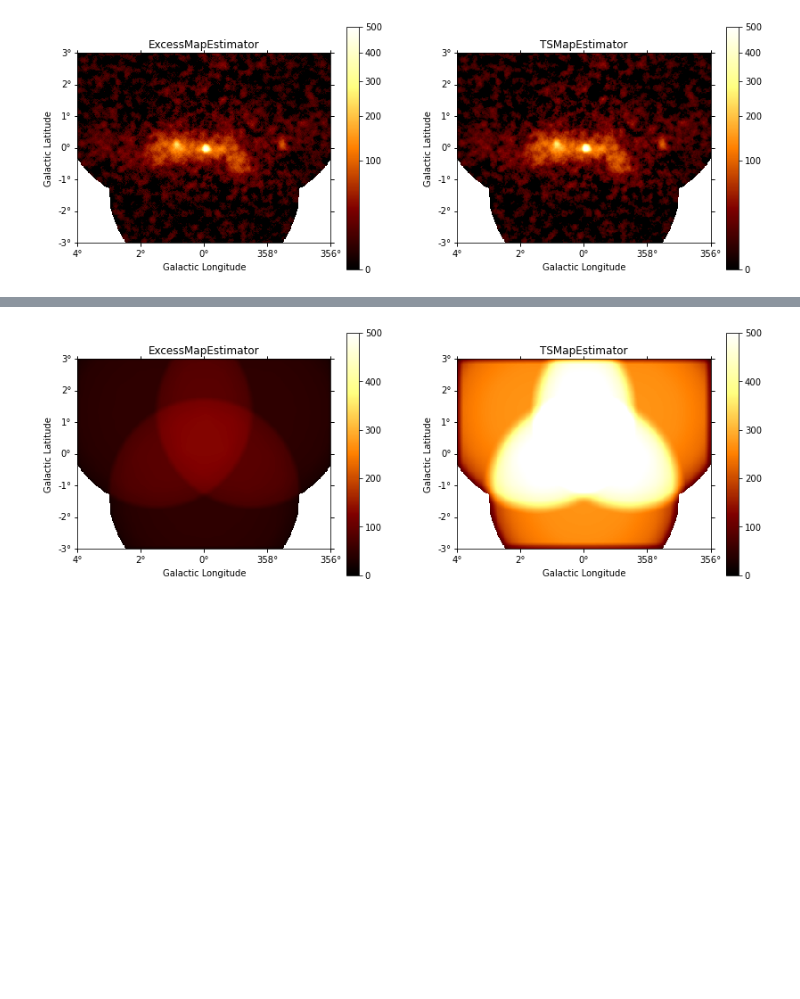
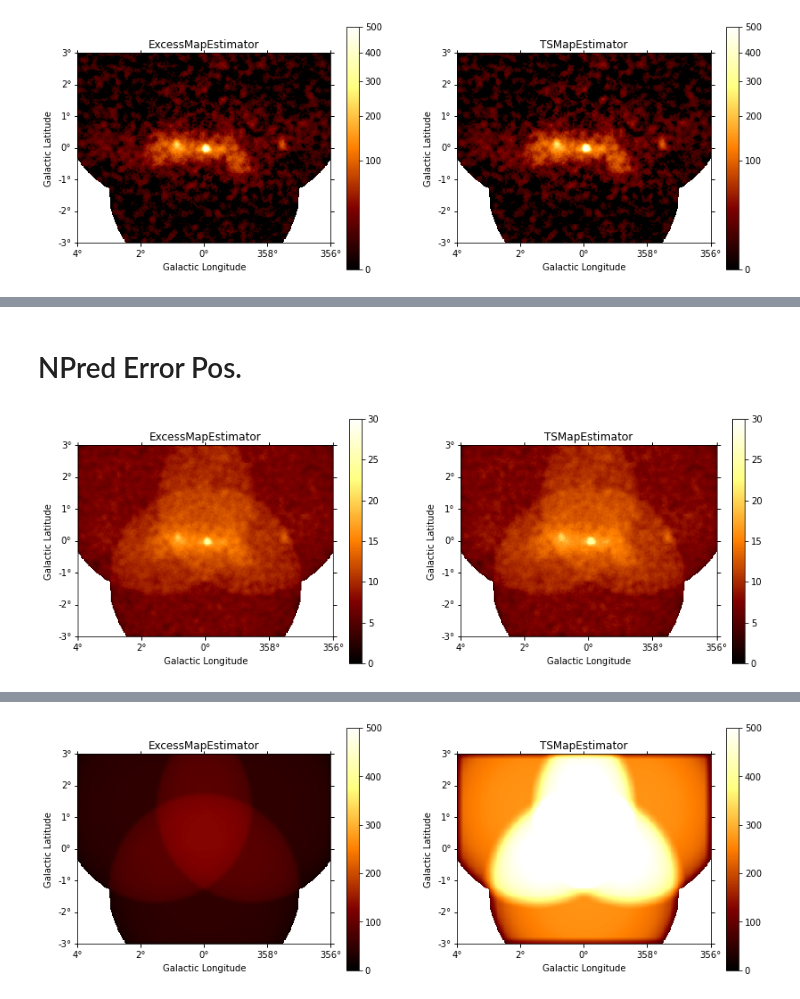
Before and after one commit to adonath/notebooks-public, a Jupyter notebook: excess-vs-ts-map-estimator.ipynb, the cells around one changed output, grey strips where cells are left out. Cells and saved outputs as stored; diff of their text form; code cells hidden in the pictures; blank space fills up the shorter version.

```diff
--- a/excess-vs-ts-map-estimator.ipynb
+++ b/excess-vs-ts-map-estimator.ipynb
@@ -175,0 +201,12 @@ plot_side_by_side(
+# %% [markdown]
+# NPred Error Pos.
+# %%
+plot_side_by_side(
+    result.npred_errp,
+    result_ts.npred_errp,
+    add_cbar=True,
+    vmin=0,
+    vmax=30,
+);
+# %% [output]
+[figure, added]
```
Also changed, not shown: parts of 19 cells of this notebook.
